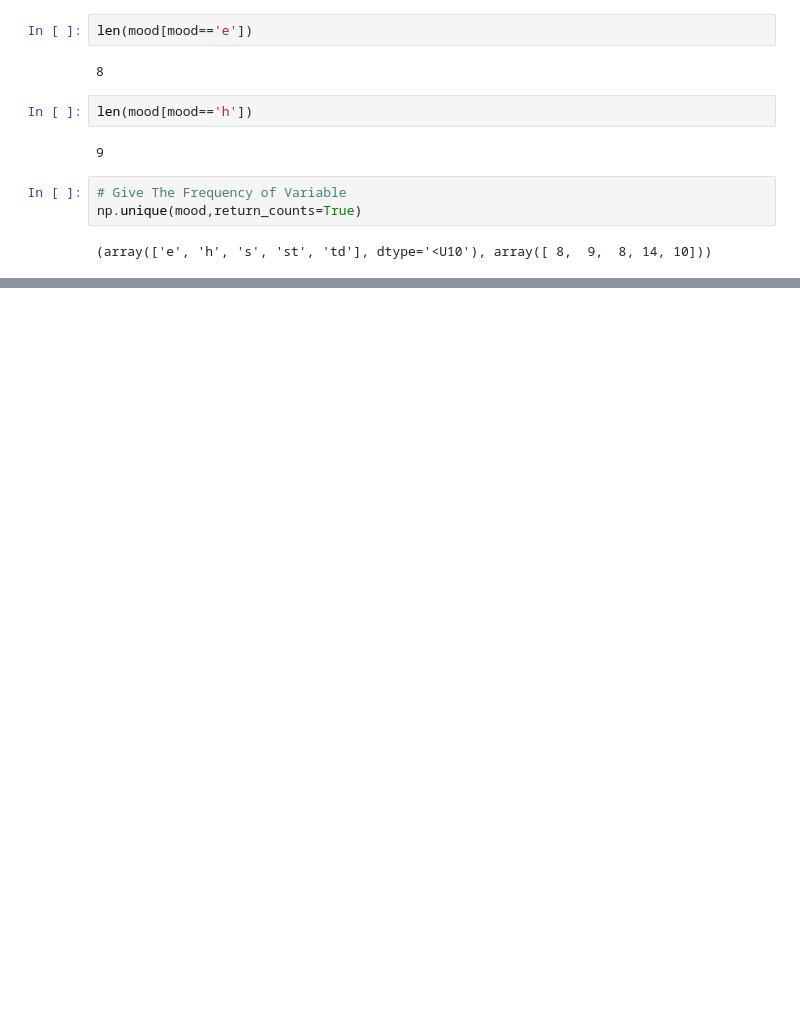
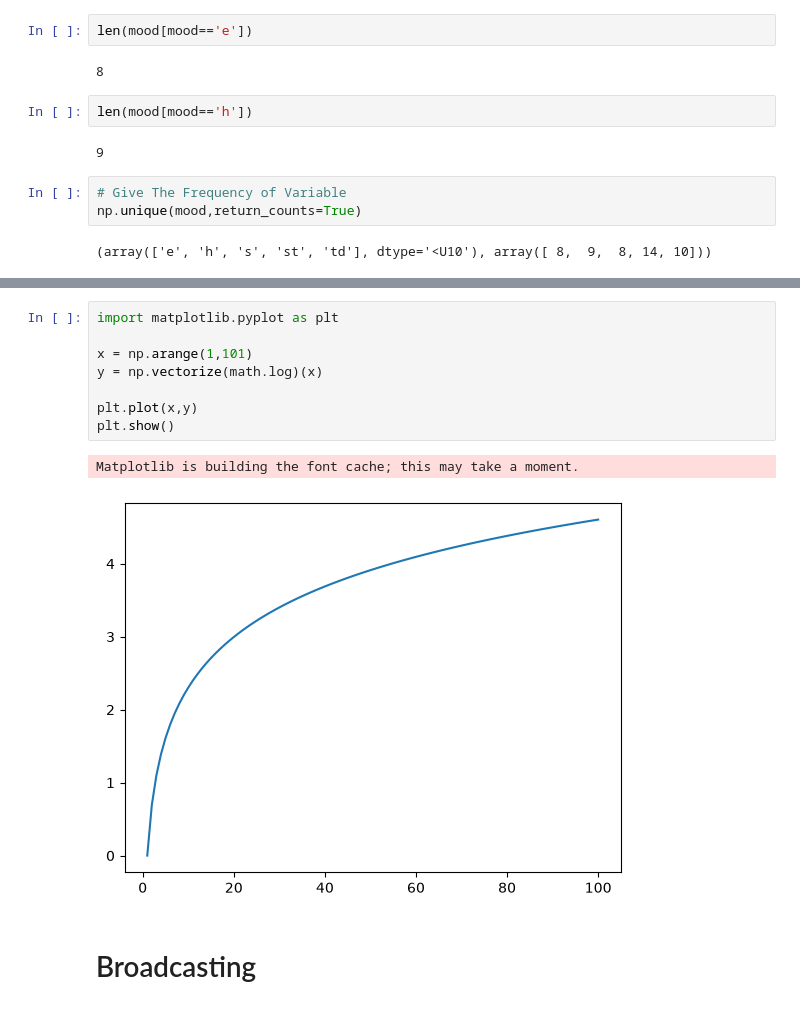
Before and after one commit to Anurag07-07/DSML-, a Jupyter notebook: day15.ipynb, the cells around one changed output, grey strips where cells are left out. Saved outputs shown, nothing was run; the diff lists cells and outputs as text; blank space fills up the shorter version.

```diff
--- a/day15.ipynb
+++ b/day15.ipynb
@@ -348,0 +507,13 @@ np.unique(mood,return_counts=True)
+# %%
+import matplotlib.pyplot as plt
+
+x = np.arange(1,101)
+y = np.vectorize(math.log)(x)
+
+plt.plot(x,y)
+plt.show()
+# %% [output]
+Matplotlib is building the font cache; this may take a moment.
+[figure, added]
+# %% [markdown]
+# Broadcasting
```
Also changed, not shown: parts of 45 cells of this notebook, 1 other file.
